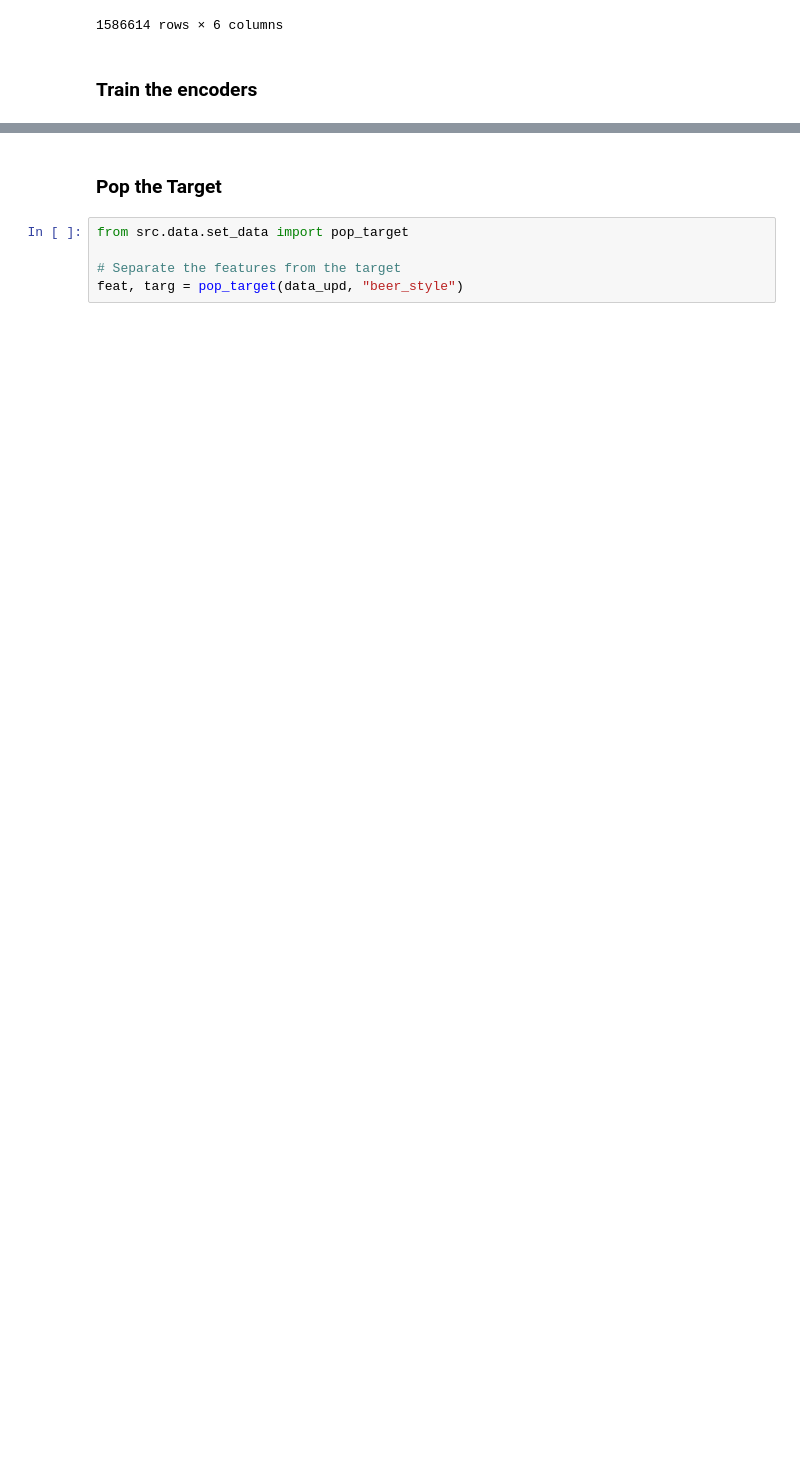
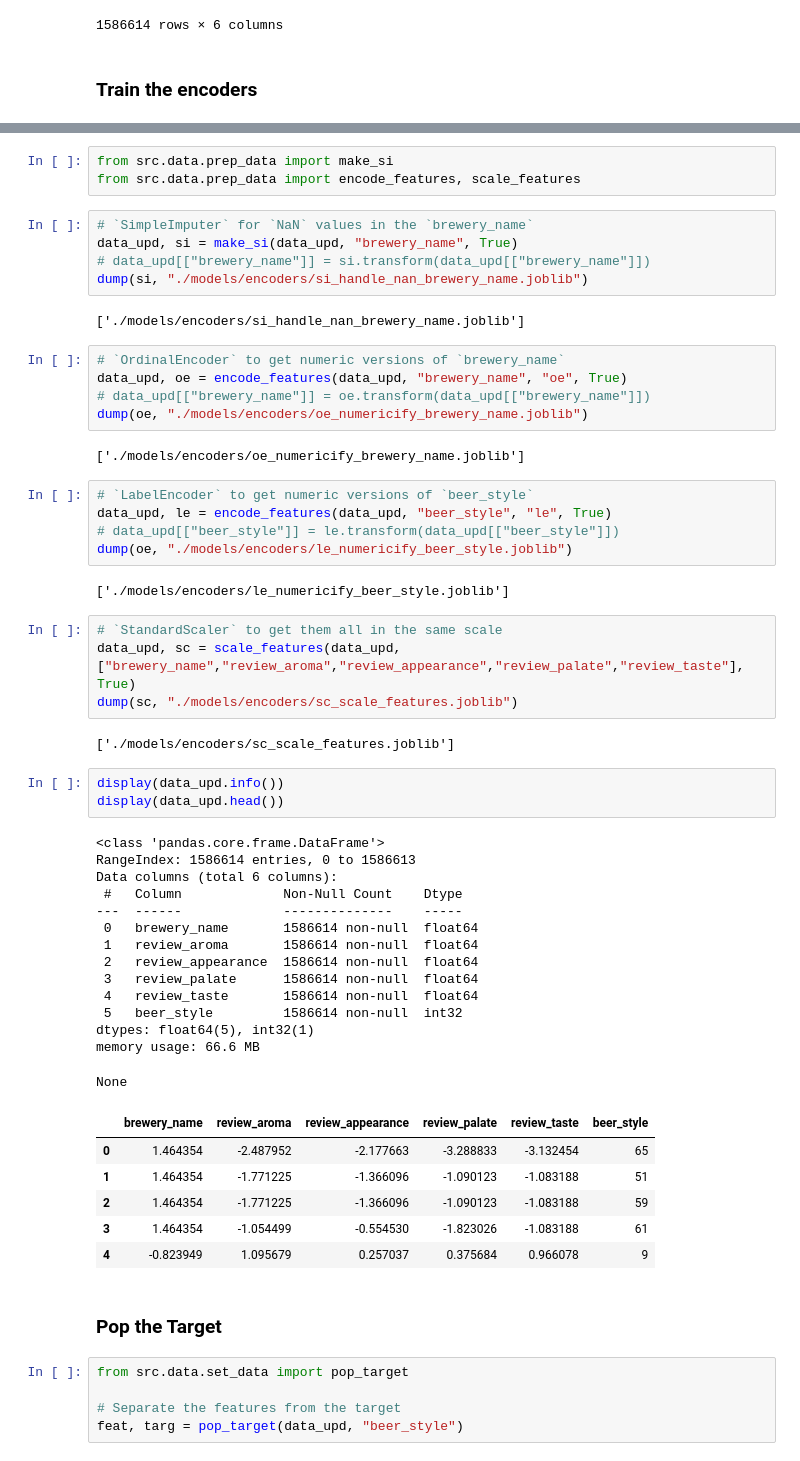
Before and after one commit to chrimaho/BeerPrediction, a Jupyter notebook: notebooks/temp.ipynb, the cells around one changed output, grey strips where cells are left out. Saved outputs shown, nothing was run; the diff lists cells and outputs as text; blank space fills up the shorter version.

Commit message:
Add info through to PyTorch training

```diff
--- a/notebooks/temp.ipynb
+++ b/notebooks/temp.ipynb
@@ -129,3 +113,57 @@ display(data_upd)
+# %%
+from src.data.prep_data import make_si
+from src.data.prep_data import encode_features, scale_features
+# %%
+# `SimpleImputer` for `NaN` values in the `brewery_name`
+data_upd, si = make_si(data_upd, "brewery_name", True)
+# data_upd[["brewery_name"]] = si.transform(data_upd[["brewery_name"]])
+dump(si, "./models/encoders/si_handle_nan_brewery_name.joblib")
+# %% [output]
+['./models/encoders/si_handle_nan_brewery_name.joblib']
+# %%
+# `OrdinalEncoder` to get numeric versions of `brewery_name`
+data_upd, oe = encode_features(data_upd, "brewery_name", "oe", True)
+# data_upd[["brewery_name"]] = oe.transform(data_upd[["brewery_name"]])
+dump(oe, "./models/encoders/oe_numericify_brewery_name.joblib")
+# %% [output]
+['./models/encoders/oe_numericify_brewery_name.joblib']
+# %%
+# `LabelEncoder` to get numeric versions of `beer_style`
+data_upd, le = encode_features(data_upd, "beer_style", "le", True)
+# data_upd[["beer_style"]] = le.transform(data_upd[["beer_style"]])
+dump(oe, "./models/encoders/le_numericify_beer_style.joblib")
+# %% [output]
+['./models/encoders/le_numericify_beer_style.joblib']
+# %%
+# `StandardScaler` to get them all in the same scale
+data_upd, sc = scale_features(data_upd, ["brewery_name","review_aroma","review_appearance","review_palate","review_taste"], True)
+dump(sc, "./models/encoders/sc_scale_features.joblib")
+# %% [output]
+['./models/encoders/sc_scale_features.joblib']
+# %%
+display(data_upd.info())
+display(data_upd.head())
+# %% [output]
+<class 'pandas.core.frame.DataFrame'>
+RangeIndex: 1586614 entries, 0 to 1586613
+Data columns (total 6 columns):
+ #   Column             Non-Null Count    Dtype
+---  ------             --------------    -----
+ 0   brewery_name       1586614 non-null  float64
+ 1   review_aroma       1586614 non-null  float64
+ 2   review_appearance  1586614 non-null  float64
+ 3   review_palate      1586614 non-null  float64
+ 4   review_taste       1586614 non-null  float64
+ 5   beer_style         1586614 non-null  int32
+dtypes: float64(5), int32(1)
+memory usage: 66.6 MB
+None
+|  | brewery_name | review_aroma | review_appearance | review_palate | review_taste | beer_style |
+| 0 | 1.464354 | -2.487952 | -2.177663 | -3.288833 | -3.132454 | 65 |
+| 1 | 1.464354 | -1.771225 | -1.366096 | -1.090123 | -1.083188 | 51 |
+| 2 | 1.464354 | -1.771225 | -1.366096 | -1.090123 | -1.083188 | 59 |
+| 3 | 1.464354 | -1.054499 | -0.554530 | -1.823026 | -1.083188 | 61 |
+| 4 | -0.823949 | 1.095679 | 0.257037 | 0.375684 | 0.966078 | 9 |
 # %% [markdown]
 ### Pop the Target
 # %%
```
Also changed, not shown: parts of 21 cells of this notebook.
